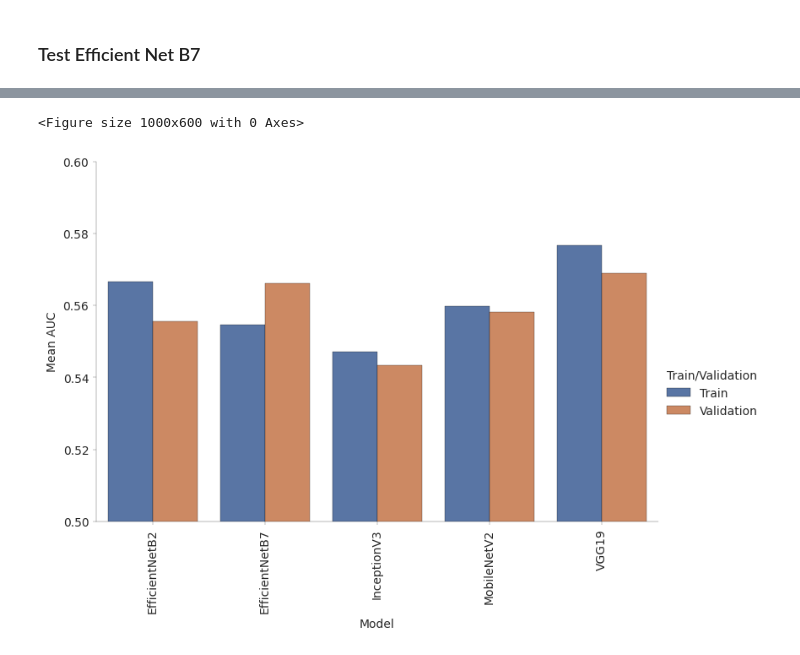
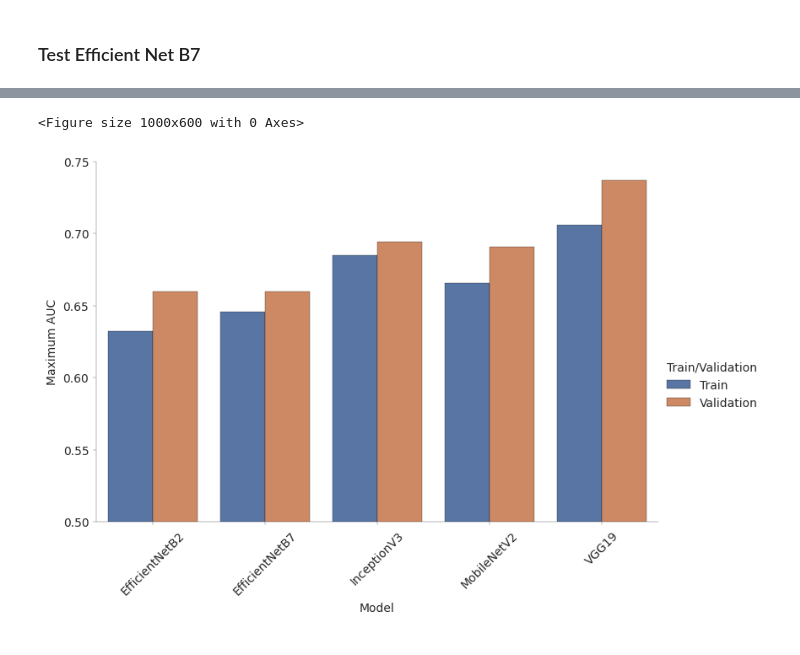
Before and after one commit to mcs9ff/COVID-19-Detection-from-Cough-Audio-DS-6050, a Jupyter notebook: Script for Data Ingestion and Initial Training.ipynb, the cells around one changed output, grey strips where cells are left out. Saved outputs shown, nothing was run; the diff lists cells and outputs as text; code cells hidden in the pictures.

Commit message:
Final model training results

```diff
--- a/Script for Data Ingestion and Initial Training.ipynb
+++ b/Script for Data Ingestion and Initial Training.ipynb
@@ -536,0 +975,10 @@ sns.set(rc = {'axes.facecolor':'white',
+# %%
+data_augmentation = tf.keras.Sequential([
+  keras.layers.RandomFlip("horizontal"),
+  keras.layers.RandomContrast(0.5),
+keras.layers.RandomBrightness([-0.1,0.1]),
+    layers.Rescaling(1./255)
+])
+
+class_weight = {0: 1.,
+                1: 10.}
@@ -536,0 +1208,14 @@ sns.set(rc = {'axes.facecolor':'white',
+# %%
+base_model = keras.applications.efficientnet.EfficientNetB7(
+    include_top=False,
+    weights="imagenet",
+    input_tensor=None,
+    input_shape=None,
+    pooling=None,
+    classes=2,
+    classifier_activation="softmax",
+)
+
+lr = 0.00001
+epochs = 30
+results_aug_ENB7, results_ENB7 = augment_vs_none(base_model, lr)
@@ -537,13 +1261,13 @@ sns.set(rc = {'axes.facecolor':'white',
 # %%
-results_Mobile_Net['Model'] = 'MobileNetV2'
-results_Mobile_Net= results_Mobile_Net.reset_index()
+results_MNV2['Model'] = 'MobileNetV2'
+results_MNV2= results_MNV2.reset_index()
 results_ENB2['Model'] = 'EfficientNetB2'
 results_ENB2 = results_ENB2.reset_index()
-results_Inception['Model'] = 'InceptionV3'
-results_Inception = results_Inception.reset_index()
+results_INV3['Model'] = 'InceptionV3'
+results_INV3 = results_INV3.reset_index()
 results_ENB7['Model'] ='EfficientNetB7'
 results_ENB7= results_ENB7.reset_index()
 results_VGG19['Model'] = 'VGG19'
 results_VGG19 = results_VGG19.reset_index()
 
-results =pd.concat([results_Mobile_Net,results_ENB2, results_Inception, results_ENB7, results_VGG19])
+results =pd.concat([results_MNV2,results_ENB2, results_INV3, results_ENB7, results_VGG19])
@@ -552,4 +1274,5 @@ ValueError: cannot insert level_0, already exists
 # %%
-results_max = results.groupby(by='Model').mean()
+results_max = results.groupby(by='Model').max()
+results_max = results_max.reset_index()
 results['index'] = results['index'] + 1
 # %%
@@ -583,10 +1304,10 @@ AUC
 # %%
 plt.figure(figsize=(5,3),dpi=200)
 sns.catplot(data=AUC,x='Model',y='value',hue='Train/Validation',kind='bar',aspect=1.5)
-plt.xticks(rotation=90)
-plt.ylabel('Mean AUC')
-plt.ylim([0.5,0.6])
+plt.xticks(rotation=45)
+plt.ylabel('Maximum AUC')
+plt.ylim([0.5,0.75])
 plt.show()
 # %% [output]
 <Figure size 1000x600 with 0 Axes>
-[figure, old version]
+[figure, new version]
```
Also changed, not shown: parts of 64 cells of this notebook.
